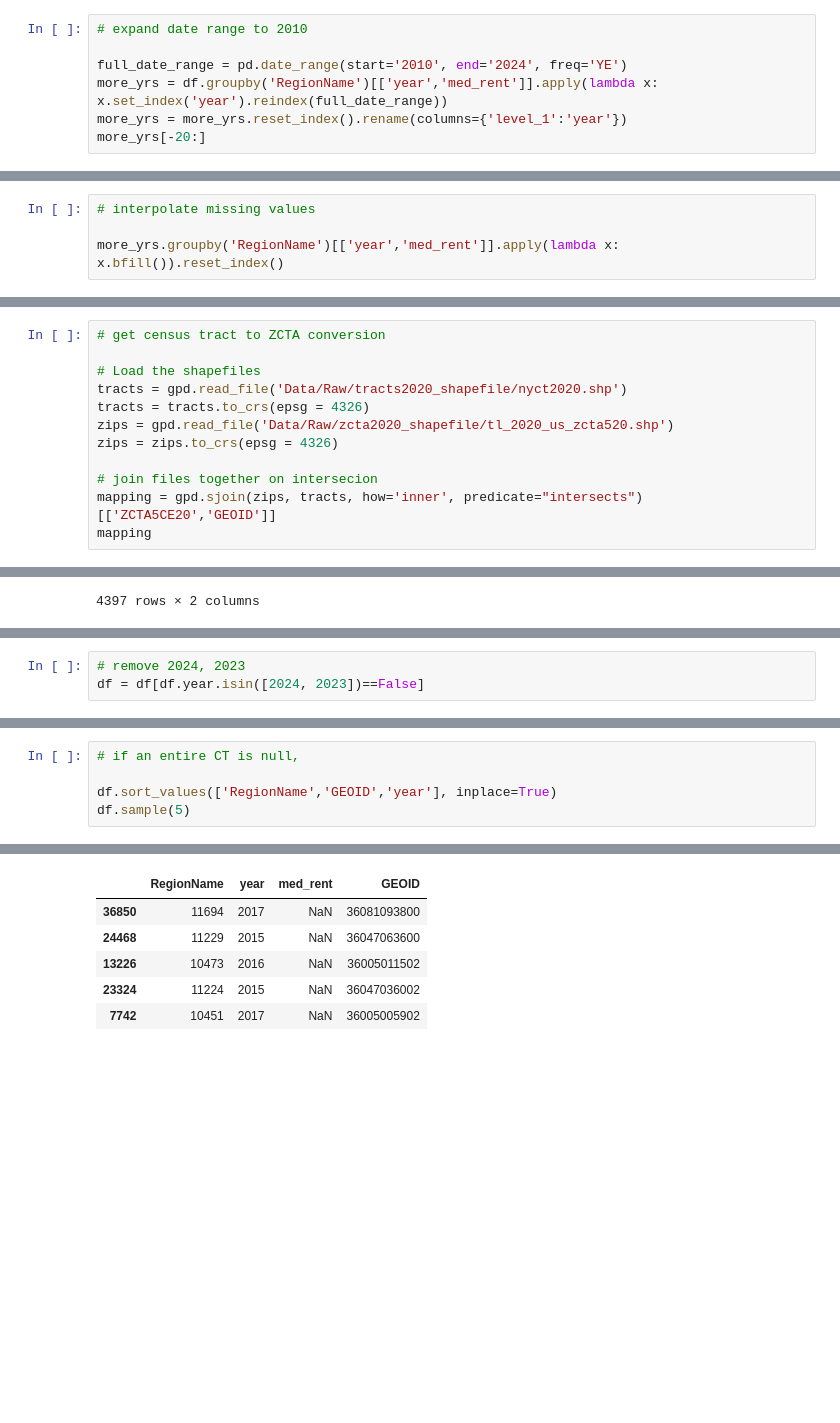
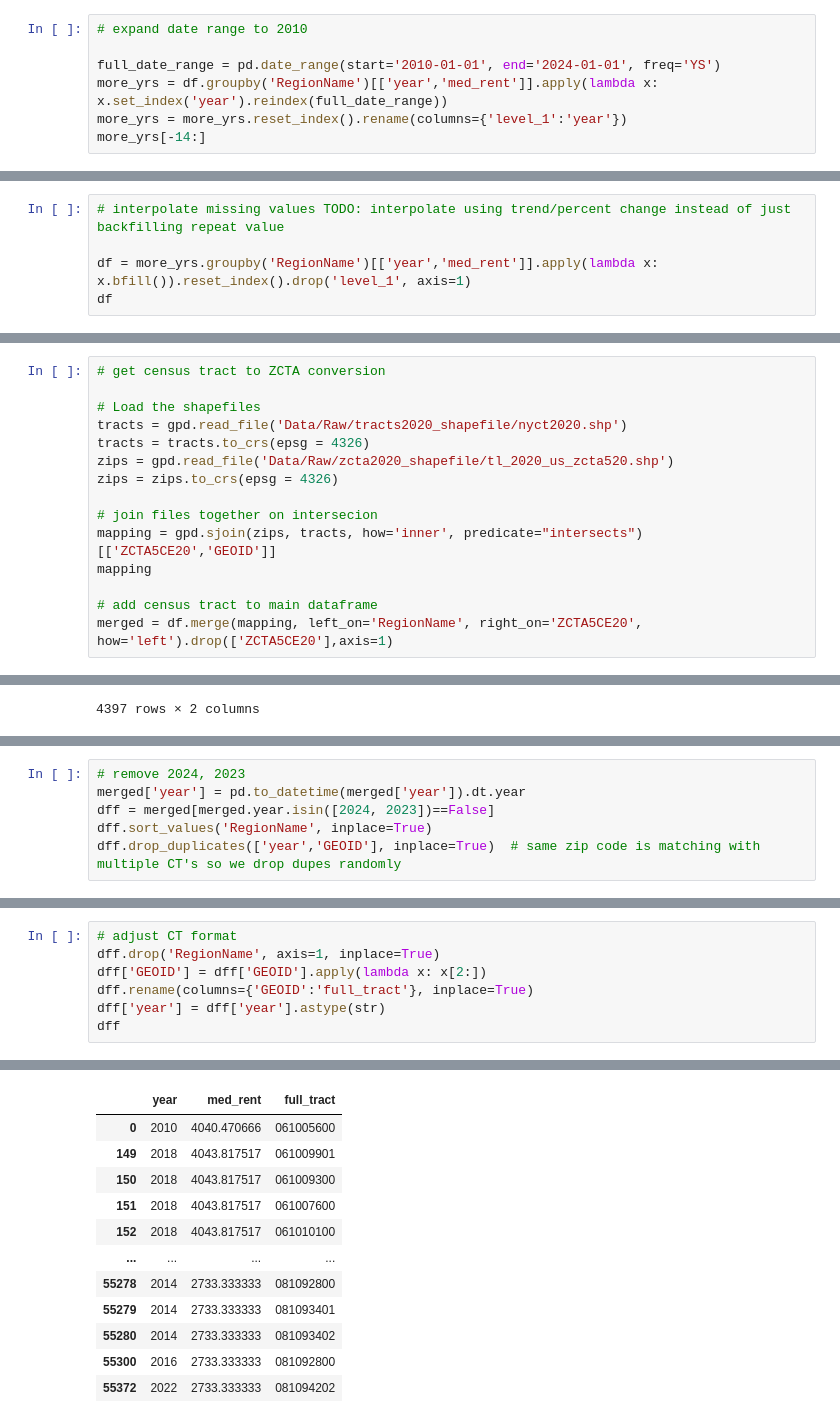
Before and after one commit to khyateed/forecasting-gentrification-nyc, a Jupyter notebook: zillow_data.ipynb, the cells around one changed output, grey strips where cells are left out. Saved outputs shown, nothing was run; the diff lists cells and outputs as text; blank space fills up the shorter version.

```diff
--- a/zillow_data.ipynb
+++ b/zillow_data.ipynb
@@ -36,9 +21,9 @@ Name: year, Length: 1460, dtype: datetime64[ns]
 # %%
 # expand date range to 2010
 
-full_date_range = pd.date_range(start='2010', end='2024', freq='YE')
+full_date_range = pd.date_range(start='2010-01-01', end='2024-01-01', freq='YS')
 more_yrs = df.groupby('RegionName')[['year','med_rent']].apply(lambda x: x.set_index('year').reindex(full_date_range))
 more_yrs = more_yrs.reset_index().rename(columns={'level_1':'year'})
-more_yrs[-20:]
+more_yrs[-14:]
 # %% [output]
 |  | RegionName | year | med_rent |
@@ -61,5 +44,6 @@ more_yrs[-20:]
 # %%
-# interpolate missing values
+# interpolate missing values TODO: interpolate using trend/percent change instead of just backfilling repeat value
 
-more_yrs.groupby('RegionName')[['year','med_rent']].apply(lambda x: x.bfill()).reset_index()
+df = more_yrs.groupby('RegionName')[['year','med_rent']].apply(lambda x: x.bfill()).reset_index().drop('level_1', axis=1)
+df
 # %% [output]
@@ -90,6 +74,9 @@ zips = zips.to_crs(epsg = 4326)
 # join files together on intersecion
 mapping = gpd.sjoin(zips, tracts, how='inner', predicate="intersects")[['ZCTA5CE20','GEOID']]
 mapping
+
+# add census tract to main dataframe
+merged = df.merge(mapping, left_on='RegionName', right_on='ZCTA5CE20', how='left').drop(['ZCTA5CE20'],axis=1)
 # %% [output]
 |  | ZCTA5CE20 | GEOID |
 | 9038 | 10152 | 36061010000 |
@@ -111,4 +94,7 @@ df = df.merge(mapping, left_on='RegionName', right_on='ZCTA5CE20', how='left').d
 # %%
 # remove 2024, 2023
-df = df[df.year.isin([2024, 2023])==False]
+merged['year'] = pd.to_datetime(merged['year']).dt.year
+dff = merged[merged.year.isin([2024, 2023])==False]
+dff.sort_values('RegionName', inplace=True)
+dff.drop_duplicates(['year','GEOID'], inplace=True)  # same zip code is matching with multiple CT's so we drop dupes randomly
 # %% [output]
@@ -128,6 +122,8 @@ df = df[df.year.isin([2024, 2023])==False]
 # %%
-# if an entire CT is null,
-
-df.sort_values(['RegionName','GEOID','year'], inplace=True)
-df.sample(5)
+# adjust CT format
+dff.drop('RegionName', axis=1, inplace=True)
+dff['GEOID'] = dff['GEOID'].apply(lambda x: x[2:])
+dff.rename(columns={'GEOID':'full_tract'}, inplace=True)
+dff['year'] = dff['year'].astype(str)
+dff
 # %% [output]
@@ -134,6 +148,12 @@ df.sample(5)
-|  | RegionName | year | med_rent | GEOID |
-| 36850 | 11694 | 2017 | NaN | 36081093800 |
-| 24468 | 11229 | 2015 | NaN | 36047063600 |
-| 13226 | 10473 | 2016 | NaN | 36005011502 |
-| 23324 | 11224 | 2015 | NaN | 36047036002 |
-| 7742 | 10451 | 2017 | NaN | 36005005902 |
+|  | year | med_rent | full_tract |
+| 0 | 2010 | 4040.470666 | 061005600 |
+| 149 | 2018 | 4043.817517 | 061009901 |
+| 150 | 2018 | 4043.817517 | 061009300 |
+| 151 | 2018 | 4043.817517 | 061007600 |
+| 152 | 2018 | 4043.817517 | 061010100 |
+| ... | ... | ... | ... |
+| 55278 | 2014 | 2733.333333 | 081092800 |
+| 55279 | 2014 | 2733.333333 | 081093401 |
+| 55280 | 2014 | 2733.333333 | 081093402 |
+| 55300 | 2016 | 2733.333333 | 081092800 |
+| 55372 | 2022 | 2733.333333 | 081094202 |
```
Also changed, not shown: parts of 7 cells of this notebook, 1 other file.
